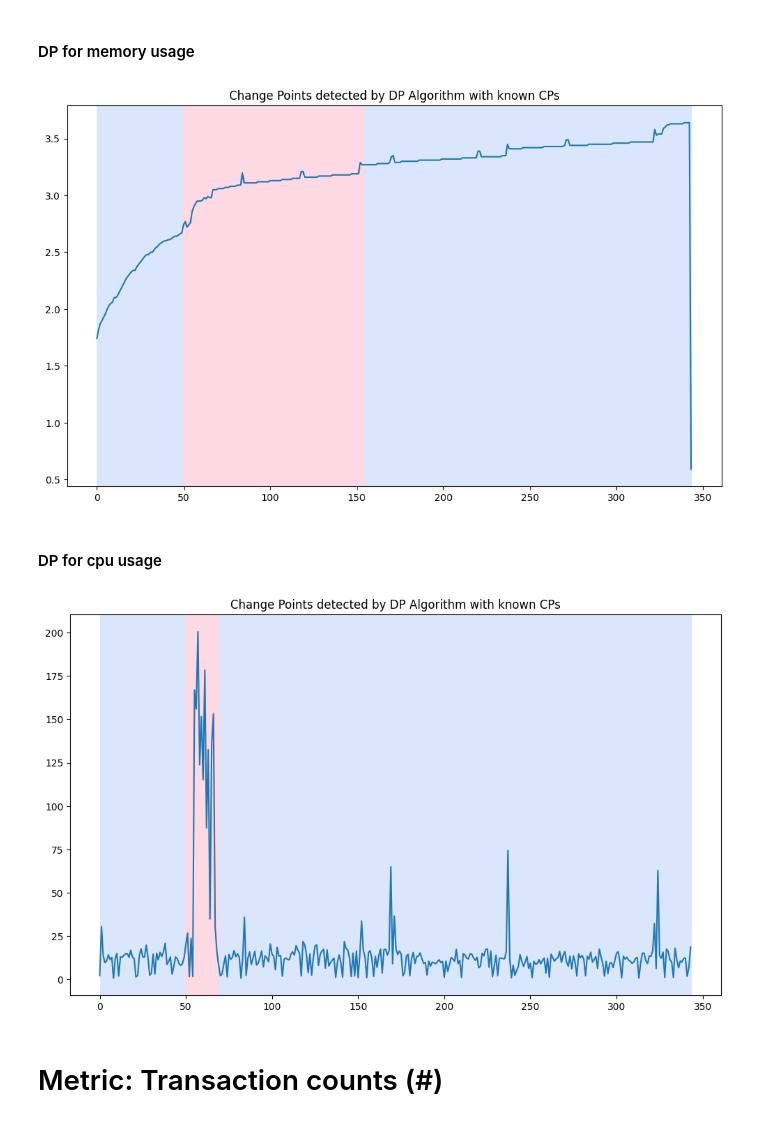
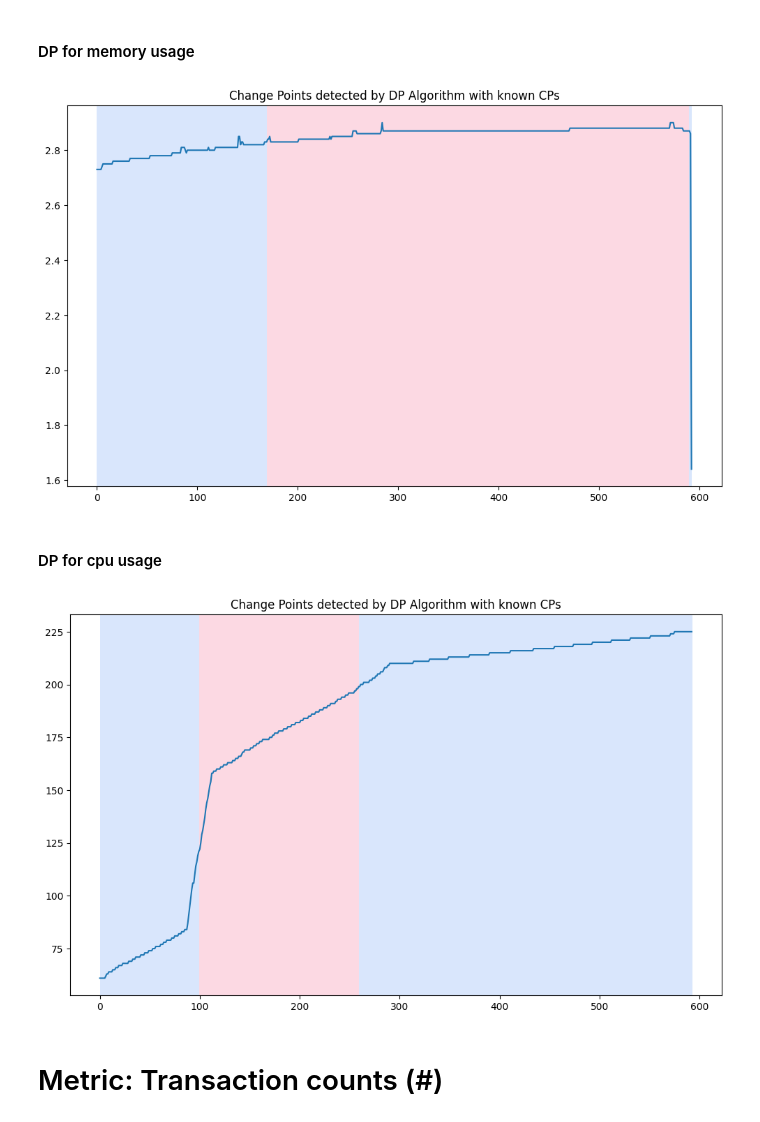
Before and after one commit to Niklasfomin/Scalable-Software-Systems-PJ-TU-Berlin, a Jupyter notebook: ExperimentsAndResults/SUT_2/lxc.ipynb, the cells around one changed output. Cells and saved outputs as stored; diff of their text form; code cells hidden in the pictures.

```diff
--- a/ExperimentsAndResults/SUT_2/lxc.ipynb
+++ b/ExperimentsAndResults/SUT_2/lxc.ipynb
@@ -416,11 +449,11 @@ plt.show()
 # %% [markdown]
 #### Pelt for cpu usage
 # %%
-cpu_df["CPU Usage (%)"] = cpu_df["CPU Usage (%)"].astype(str).str.rstrip("%")
+cpu_df["CPU Usage (seconds)"] = cpu_df["CPU Usage (seconds)"]
 
-cpu_df["CPU Usage (%)"] = (cpu_df["CPU Usage (%)"].astype(str).str.rstrip("% ").astype("float"))
+cpu_df["CPU Usage (seconds)"] = cpu_df["CPU Usage (seconds)"]
 
-signal = cpu_df["CPU Usage (%)"].values
+signal = cpu_df["CPU Usage (seconds)"].values
 
 model = "l1"  # "l1", "rbf" # Try with different models and compare results
 
@@ -437,11 +470,7 @@ plt.show()
 # %% [markdown]
 #### DP for memory usage
 # %%
-mem_df["Memory Usage (%)"] = mem_df["Memory Usage (%)"].astype(str).str.rstrip("%")
-
-mem_df["Memory Usage (%)"] = mem_df["Memory Usage (%)"].astype("float")
-
-signal = mem_df["Memory Usage (%)"].values
+signal = df["Memory Usage (current)"].values
 
 model = "l2"  # "l1", "rbf" # Try with different models and compare results
 
@@ -452,26 +481,26 @@ rpt.display(signal, result, figsize=(10, 6))
 plt.title("Change Points detected by DP Algorithm with known CPs")
 plt.show()
 # %% [output]
-[figure, old version]
+[figure, new version]
 # %% [markdown]
 #### DP for cpu usage
 # %%
-cpu_df["CPU Usage (%)"] = cpu_df["CPU Usage (%)"].astype(str).str.rstrip("%")
+cpu_df["CPU Usage (seconds)"] = cpu_df["CPU Usage (seconds)"]
 
-cpu_df["CPU Usage (%)"] = (cpu_df["CPU Usage (%)"].astype(str).str.rstrip("% ").astype("float"))
+cpu_df["CPU Usage (seconds)"] = cpu_df["CPU Usage (seconds)"]
 
-signal = cpu_df["CPU Usage (%)"].values
+signal = cpu_df["CPU Usage (seconds)"].values
 
 model = "rbf"  # "l1", "rbf" # Try with different models and compare results
 
 algo = rpt.Dynp(model=model, min_size=1, jump=5).fit(signal)
 result = algo.predict(n_bkps=2)
 
 rpt.display(signal, result, figsize=(10, 6))
 plt.title("Change Points detected by DP Algorithm with known CPs")
 plt.show()
 # %% [output]
-[figure, old version]
+[figure, new version]
 # %% [markdown]
 # Metric: Transaction counts (#)
 # %% [markdown]
```
Also changed, not shown: parts of 8 cells of this notebook, 2 other files.
